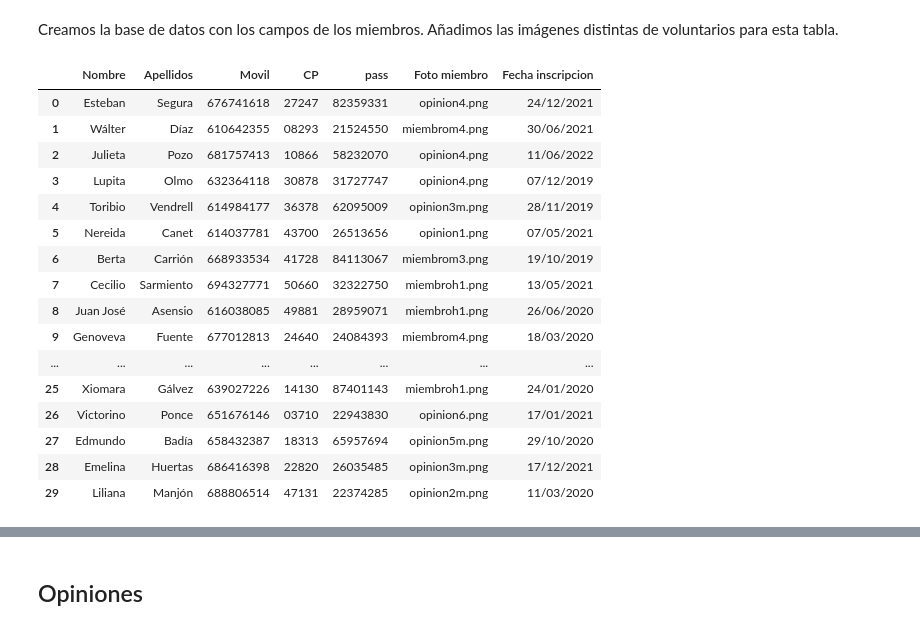
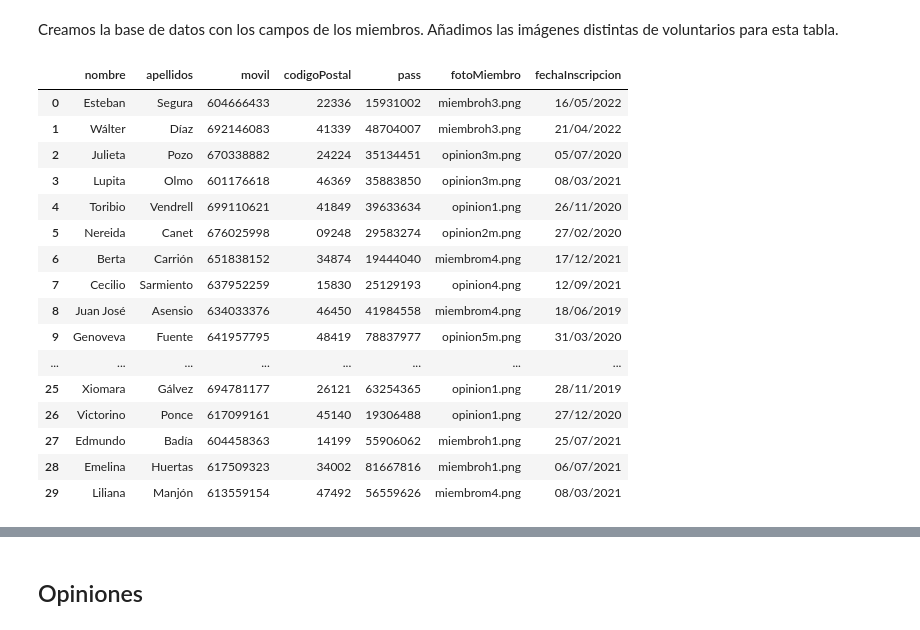
Before and after one commit to Monica-JMGR/Desafio-de-Tripulaciones, a Jupyter notebook: main.ipynb, the cells around one changed output, grey strips where cells are left out. Cells and saved outputs as stored; diff of their text form; code cells hidden in the pictures.

```diff
--- a/main.ipynb
+++ b/main.ipynb
@@ -37,7 +37,7 @@ categorias.to_csv('categorias.csv')
 Descargamos desde https://github.com/inigoflores/ds-codigos-postales-ine-es la base de datos correspondientes a los
 códigos postales de España. Aplicamos las modificaciones correspondientes a caracteres no reconocidos.
 # %%
-df = pd.read_csv('listado-de-codigos-postales-de-españa.csv', sep=';', encoding='latin-1')
+df = pd.read_csv('utils/listado-de-codigos-postales-de-españa.csv', sep=';', encoding='latin-1')
 # %%
 df['poblacion'] = df['poblacion'].str.replace('?', 'ñ')
 df.head(30)
@@ -119,6 +119,6 @@ perfiles.to_csv('tipos_perfil.csv')
 # %% [markdown]
 ## Tabla voluntarios (parte1)
 # %%
-voluntarios = {'Nombre':[], 'Apellidos':[]}
+voluntarios = {'nombre':[], 'apellidos':[]}
 voluntarios
 # %% [output]
@@ -130,9 +130,9 @@ fake = Faker('es_ES')
 fake.seed_instance(42)
 for i in np.arange(0,500):
     name = fake.first_name()
-    voluntarios['Nombre'].append(name)
+    voluntarios['nombre'].append(name)
     apellido = fake.unique.last_name()
-    voluntarios['Apellidos'].append(apellido)
+    voluntarios['apellidos'].append(apellido)
 # %%
 # Generamos aleatoriamente los números de teléfonos para completar este campo
 
@@ -329,47 +332,49 @@ miembros = {'Nombre':[], 'Apellidos':[], 'Movil': [], 'CP': [], 'pass': [], 'Fot
+# %%
+miembros = {'nombre':[], 'apellidos':[], 'movil': [], 'codigoPostal': [], 'pass': [], 'fotoMiembro' : [], 'fechaInscripcion' : []}
 # %%
 img_m = ["miembroh1.png","miembroh3.png","miembrom3.png","miembrom4.png", "opinion1.png","opinion2m.png",
 "opinion3m.png","opinion4.png","opinion5m.png","opinion6.png"]
 # %%
 # Generamos aleatoriamente los campos de nombre, apellidos, móvil, código postal, pass, imagen y fecha de inscripción
 
 fake = Faker('es_ES')
 fake.seed_instance(100)
 for i in np.arange(0,1000):
     name = fake.first_name()
-    miembros['Nombre'].append(name)
+    miembros['nombre'].append(name)
     apellido = fake.unique.last_name()
-    miembros['Apellidos'].append(apellido)
+    miembros['apellidos'].append(apellido)
     rand = random.randrange(600000000, 700000000)
-    miembros['Movil'].append(rand)
+    miembros['movil'].append(rand)
     postal = random.choice(df['cp'])
-    miembros['CP'].append(postal)
+    miembros['codigoPostal'].append(postal)
     cont = random.randrange(12345678, 87654321)
     miembros['pass'].append(cont)
     img = random.choice(img_m)
-    miembros['Foto miembro'].append(img)
+    miembros['fotoMiembro'].append(img)
     fecha = get_random_date_between('17/5/2019', '30/6/2022')
-    miembros['Fecha inscripcion'].append(fecha)
+    miembros['fechaInscripcion'].append(fecha)
 
 miembros = pd.DataFrame(miembros)
 miembros.head(30)
 # %% [output]
-|  | Nombre | Apellidos | Movil | CP | pass | Foto miembro | Fecha inscripcion |
-| 0 | Esteban | Segura | 676741618 | 27247 | 82359331 | opinion4.png | 24/12/2021 |
-| 1 | Wálter | Díaz | 610642355 | 08293 | 21524550 | miembrom4.png | 30/06/2021 |
-| 2 | Julieta | Pozo | 681757413 | 10866 | 58232070 | opinion4.png | 11/06/2022 |
-| 3 | Lupita | Olmo | 632364118 | 30878 | 31727747 | opinion4.png | 07/12/2019 |
-| 4 | Toribio | Vendrell | 614984177 | 36378 | 62095009 | opinion3m.png | 28/11/2019 |
-| 5 | Nereida | Canet | 614037781 | 43700 | 26513656 | opinion1.png | 07/05/2021 |
-| 6 | Berta | Carrión | 668933534 | 41728 | 84113067 | miembrom3.png | 19/10/2019 |
-| 7 | Cecilio | Sarmiento | 694327771 | 50660 | 32322750 | miembroh1.png | 13/05/2021 |
-| 8 | Juan José | Asensio | 616038085 | 49881 | 28959071 | miembroh1.png | 26/06/2020 |
-| 9 | Genoveva | Fuente | 677012813 | 24640 | 24084393 | miembrom4.png | 18/03/2020 |
+|  | nombre | apellidos | movil | codigoPostal | pass | fotoMiembro | fechaInscripcion |
+| 0 | Esteban | Segura | 604666433 | 22336 | 15931002 | miembroh3.png | 16/05/2022 |
+| 1 | Wálter | Díaz | 692146083 | 41339 | 48704007 | miembroh3.png | 21/04/2022 |
+| 2 | Julieta | Pozo | 670338882 | 24224 | 35134451 | opinion3m.png | 05/07/2020 |
+| 3 | Lupita | Olmo | 601176618 | 46369 | 35883850 | opinion3m.png | 08/03/2021 |
+| 4 | Toribio | Vendrell | 699110621 | 41849 | 39633634 | opinion1.png | 26/11/2020 |
+| 5 | Nereida | Canet | 676025998 | 09248 | 29583274 | opinion2m.png | 27/02/2020 |
+| 6 | Berta | Carrión | 651838152 | 34874 | 19444040 | miembrom4.png | 17/12/2021 |
+| 7 | Cecilio | Sarmiento | 637952259 | 15830 | 25129193 | opinion4.png | 12/09/2021 |
+| 8 | Juan José | Asensio | 634033376 | 46450 | 41984558 | miembrom4.png | 18/06/2019 |
+| 9 | Genoveva | Fuente | 641957795 | 48419 | 78837977 | opinion5m.png | 31/03/2020 |
 | ... | ... | ... | ... | ... | ... | ... | ... |
-| 25 | Xiomara | Gálvez | 639027226 | 14130 | 87401143 | miembroh1.png | 24/01/2020 |
-| 26 | Victorino | Ponce | 651676146 | 03710 | 22943830 | opinion6.png | 17/01/2021 |
-| 27 | Edmundo | Badía | 658432387 | 18313 | 65957694 | opinion5m.png | 29/10/2020 |
-| 28 | Emelina | Huertas | 686416398 | 22820 | 26035485 | opinion3m.png | 17/12/2021 |
-| 29 | Liliana | Manjón | 688806514 | 47131 | 22374285 | opinion2m.png | 11/03/2020 |
+| 25 | Xiomara | Gálvez | 694781177 | 26121 | 63254365 | opinion1.png | 28/11/2019 |
+| 26 | Victorino | Ponce | 617099161 | 45140 | 19306488 | opinion1.png | 27/12/2020 |
+| 27 | Edmundo | Badía | 604458363 | 14199 | 55906062 | miembroh1.png | 25/07/2021 |
+| 28 | Emelina | Huertas | 617509323 | 34002 | 81667816 | miembroh1.png | 06/07/2021 |
+| 29 | Liliana | Manjón | 613559154 | 47492 | 56559626 | miembrom4.png | 08/03/2021 |
 # %%
 # Unificamos la columna Nombre y Apellidos
 
```
Also changed, not shown: parts of 28 cells of this notebook, 9 other files.
